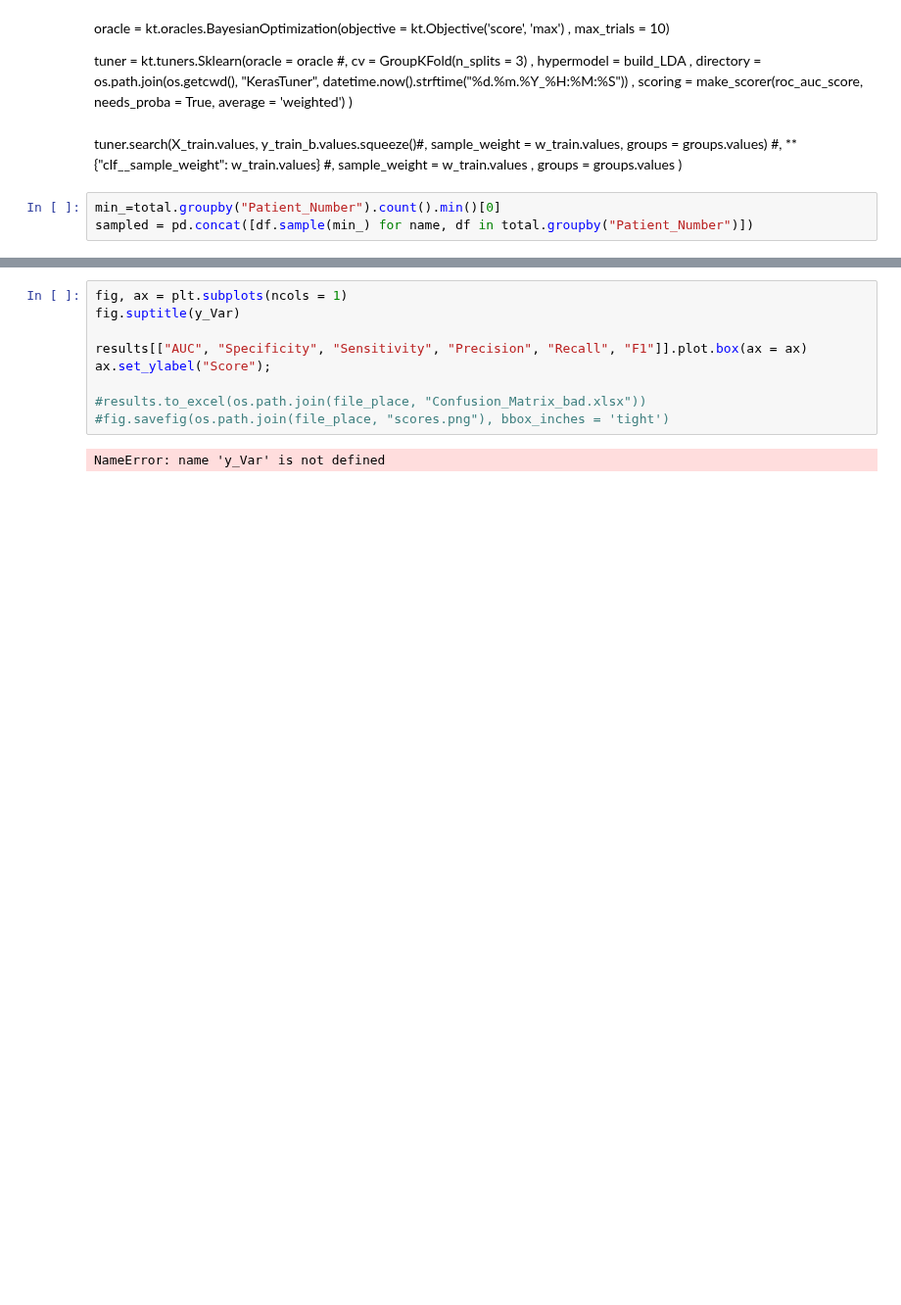
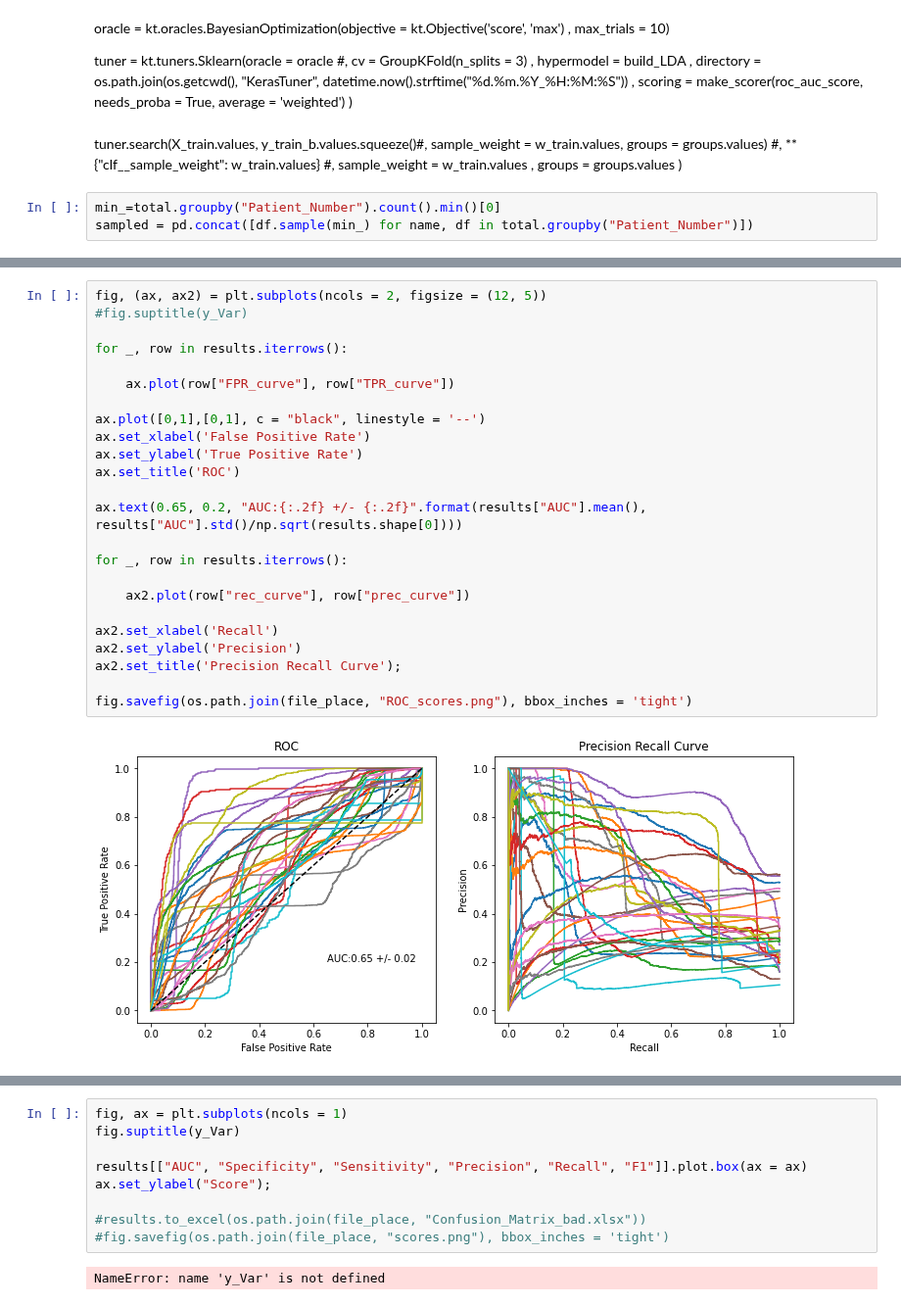
Before and after one commit to c-whitley/PHD, a Jupyter notebook: Prognosis.ipynb, the cells around one changed output, grey strips where cells are left out. Shown at 98% size. Drawn from its saved outputs; the diff is of its cells as text; blank space fills up the shorter version.

```diff
--- a/Prognosis.ipynb
+++ b/Prognosis.ipynb
@@ -1109,3 +1130,29 @@ Trial summary
+# %%
+fig, (ax, ax2) = plt.subplots(ncols = 2, figsize = (12, 5))
+#fig.suptitle(y_Var)
+
+for _, row in results.iterrows():
+
+    ax.plot(row["FPR_curve"], row["TPR_curve"])
+
+ax.plot([0,1],[0,1], c = "black", linestyle = '--')
+ax.set_xlabel('False Positive Rate')
+ax.set_ylabel('True Positive Rate')
+ax.set_title('ROC')
+
+ax.text(0.65, 0.2, "AUC:{:.2f} +/- {:.2f}".format(results["AUC"].mean(), results["AUC"].std()/np.sqrt(results.shape[0])))
+
+for _, row in results.iterrows():
+
+    ax2.plot(row["rec_curve"], row["prec_curve"])
+
+ax2.set_xlabel('Recall')
+ax2.set_ylabel('Precision')
+ax2.set_title('Precision Recall Curve');
+
+fig.savefig(os.path.join(file_place, "ROC_scores.png"), bbox_inches = 'tight')
+# %% [output]
+[figure, added]
 # %%
 fig, (ax, ax2) = plt.subplots(ncols = 2, figsize = (12, 5))
 #fig.suptitle(y_Var)
```
Also changed, not shown: parts of 16 cells of this notebook, 4 other files.
